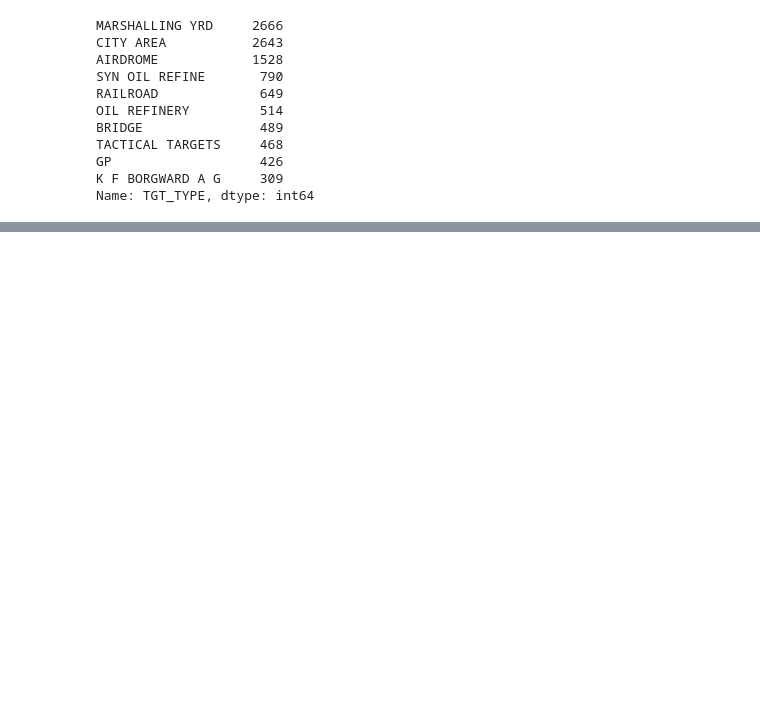
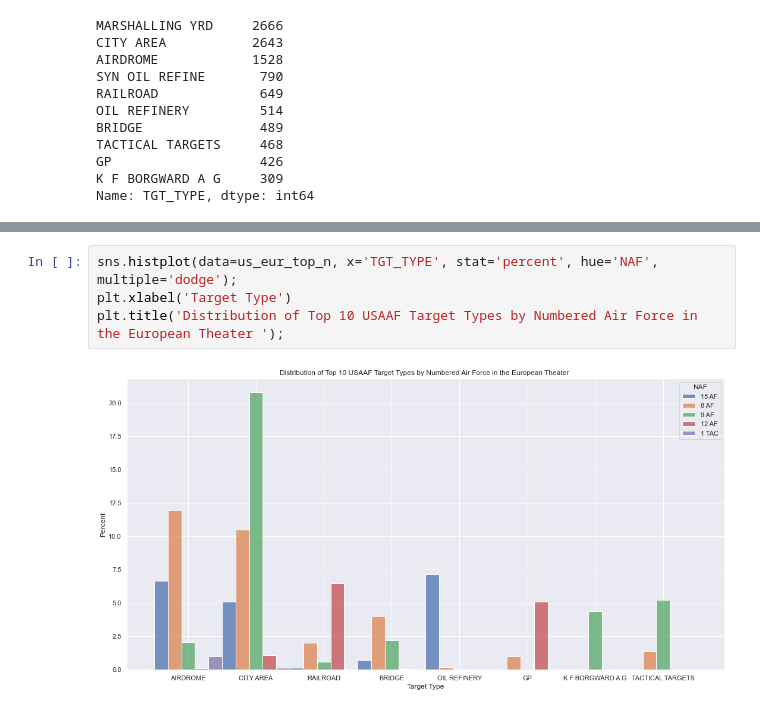
Before and after one commit to sidmurthy/ww2bombing, a Jupyter notebook: bombing_analysis.ipynb, the cells around one changed output, grey strips where cells are left out. Cells and saved outputs as stored; diff of their text form; blank space fills up the shorter version.

```diff
--- a/bombing_analysis.ipynb
+++ b/bombing_analysis.ipynb
@@ -525,0 +526,6 @@ plt.title('Distribution of Top 10 USAAF Target Types in the European Theater ');
+# %%
+sns.histplot(data=us_eur_top_n, x='TGT_TYPE', stat='percent', hue='NAF', multiple='dodge');
+plt.xlabel('Target Type')
+plt.title('Distribution of Top 10 USAAF Target Types by Numbered Air Force in the European Theater ');
+# %% [output]
+[figure, added]
```
Also changed, not shown: parts of 2 cells of this notebook, 1 other file.
